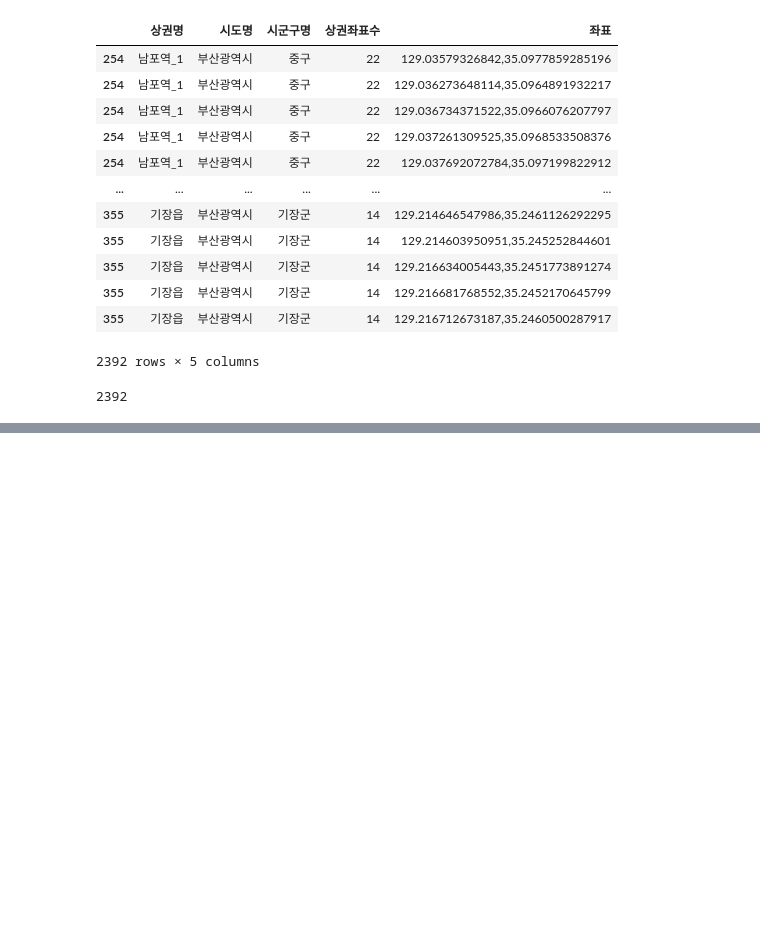
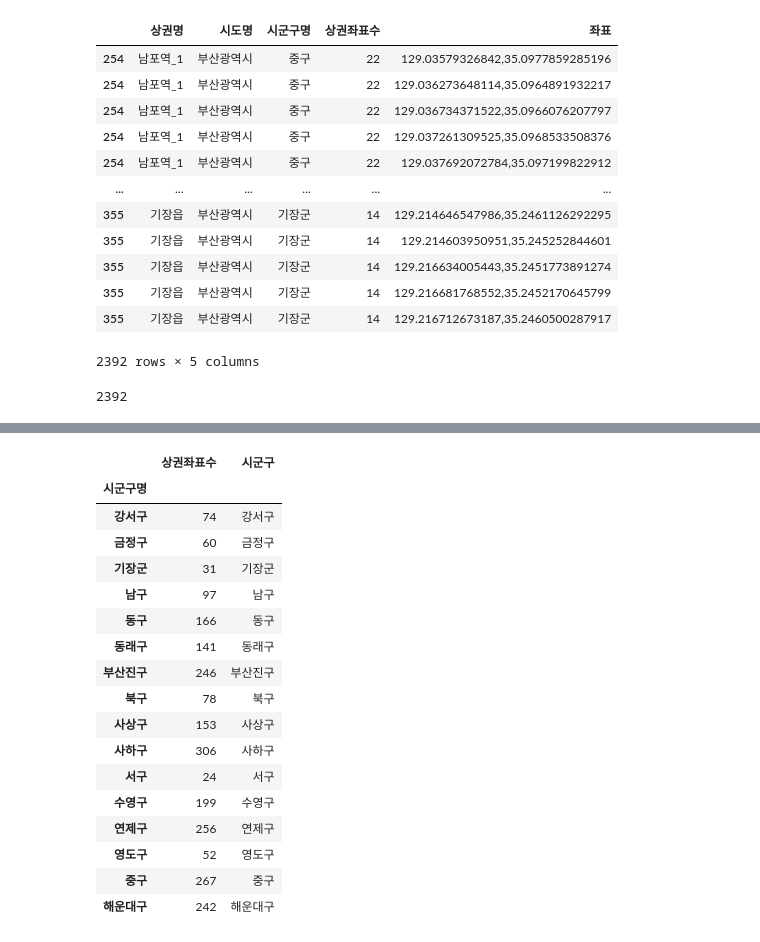
Before and after one commit to leesominn/ProjectEDA, a Jupyter notebook: commercial_Area/commercial_Area.ipynb, the cells around one changed output, grey strips where cells are left out. Saved outputs shown, nothing was run; the diff lists cells and outputs as text; code cells hidden in the pictures; blank space fills up the shorter version.

```diff
--- a/commercial_Area/commercial_Area.ipynb
+++ b/commercial_Area/commercial_Area.ipynb
@@ -288,0 +324,3 @@ m
+# %%
+busan_group = busan.groupby(['시군구명']).sum()
+busan_group
@@ -288,0 +346,23 @@ m
+# %%
+busan_group['시군구'] = busan_group.index
+# %%
+busan_group
+# %% [output]
+|  | 상권좌표수 | 시군구 |
+| 시군구명 |  |  |
+| 강서구 | 74 | 강서구 |
+| 금정구 | 60 | 금정구 |
+| 기장군 | 31 | 기장군 |
+| 남구 | 97 | 남구 |
+| 동구 | 166 | 동구 |
+| 동래구 | 141 | 동래구 |
+| 부산진구 | 246 | 부산진구 |
+| 북구 | 78 | 북구 |
+| 사상구 | 153 | 사상구 |
+| 사하구 | 306 | 사하구 |
+| 서구 | 24 | 서구 |
+| 수영구 | 199 | 수영구 |
+| 연제구 | 256 | 연제구 |
+| 영도구 | 52 | 영도구 |
+| 중구 | 267 | 중구 |
+| 해운대구 | 242 | 해운대구 |
```
Also changed, not shown: parts of 7 cells of this notebook.
